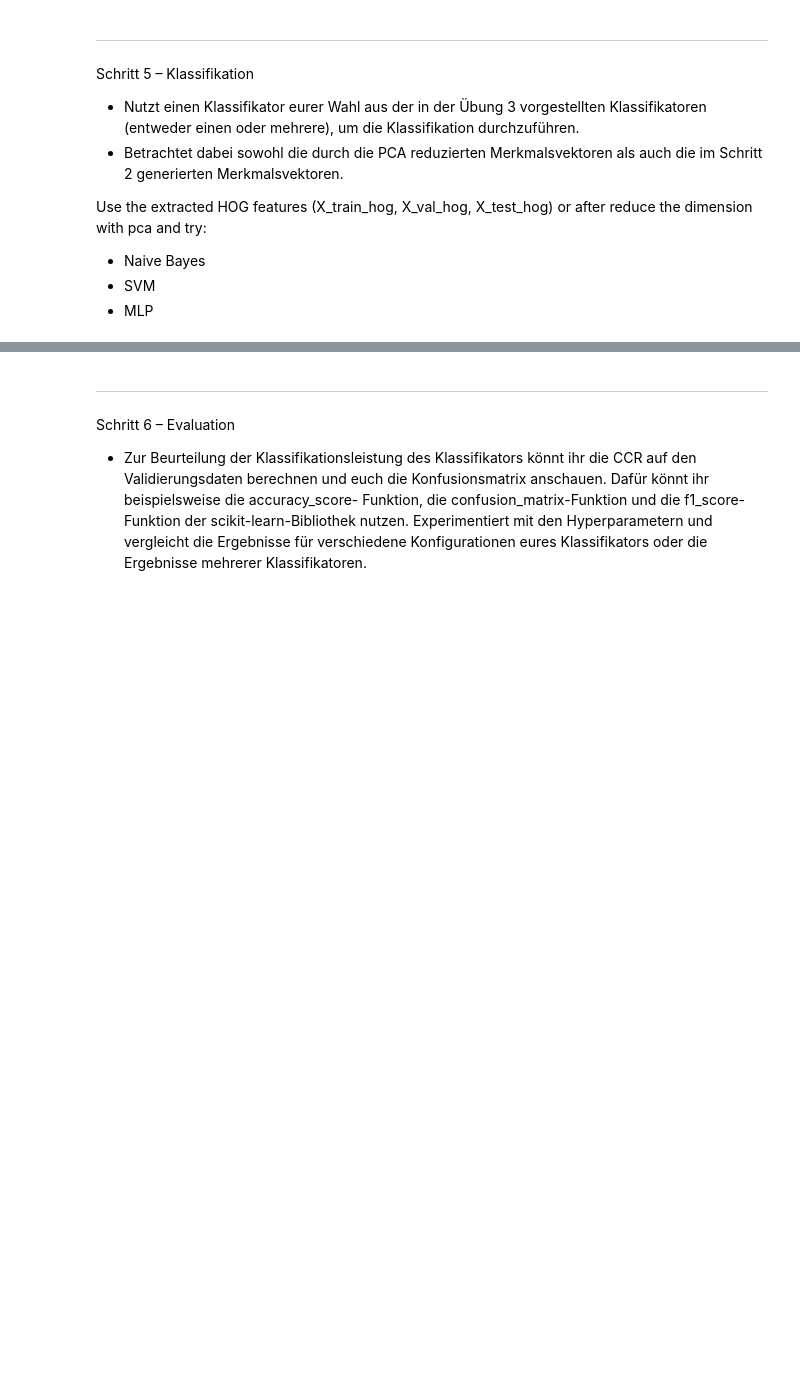
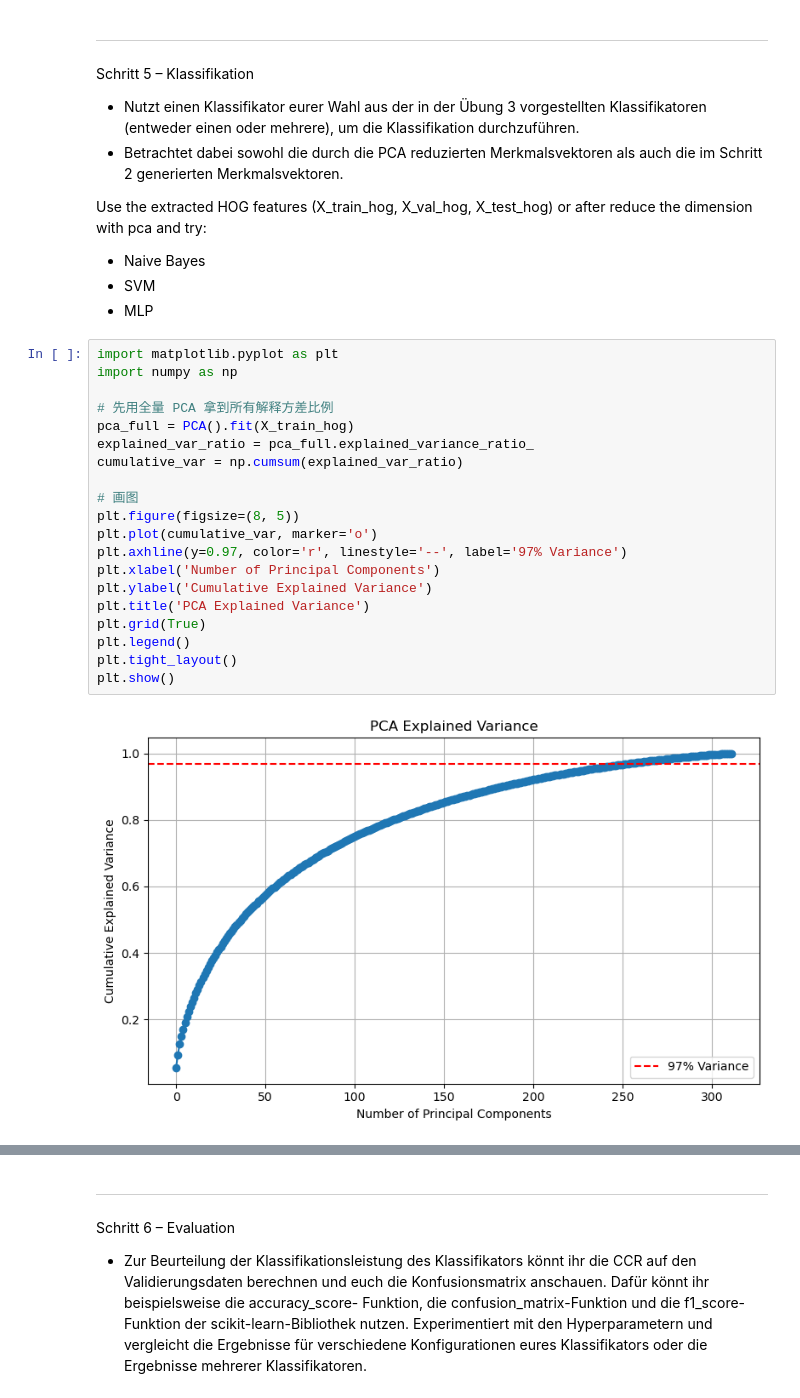
Before and after one commit to CHNCXY/AGBA2, a Jupyter notebook: HA1/Che_Xuanyou_0513868_UE1.ipynb, the cells around one changed output, grey strips where cells are left out. Cells and saved outputs as stored; diff of their text form; blank space fills up the shorter version.

```diff
--- a/HA1/Che_Xuanyou_0513868_UE1.ipynb
+++ b/HA1/Che_Xuanyou_0513868_UE1.ipynb
@@ -312,3 +315,25 @@ Use the extracted HOG features (X_train_hog, X_val_hog, X_test_hog) or after red
 - Naive Bayes
 - SVM
 - MLP
+# %%
+import matplotlib.pyplot as plt
+import numpy as np
+
+# 先用全量 PCA 拿到所有解释方差比例
+pca_full = PCA().fit(X_train_hog)
+explained_var_ratio = pca_full.explained_variance_ratio_
+cumulative_var = np.cumsum(explained_var_ratio)
+
+# 画图
+plt.figure(figsize=(8, 5))
+plt.plot(cumulative_var, marker='o')
+plt.axhline(y=0.97, color='r', linestyle='--', label='97% Variance')
+plt.xlabel('Number of Principal Components')
+plt.ylabel('Cumulative Explained Variance')
+plt.title('PCA Explained Variance')
+plt.grid(True)
+plt.legend()
+plt.tight_layout()
+plt.show()
+# %% [output]
+[figure, added]
```
Also changed, not shown: parts of 14 cells of this notebook.
